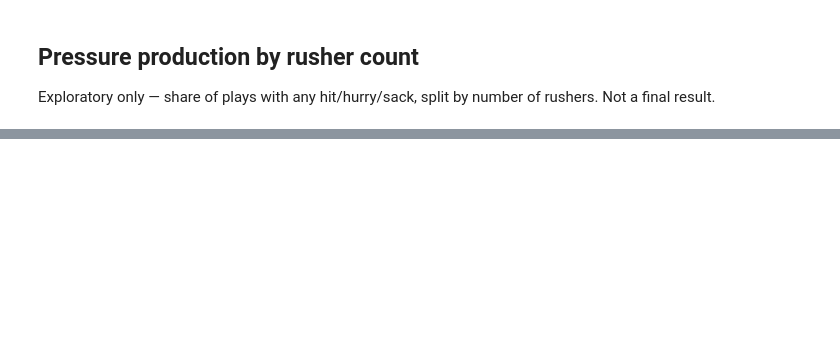
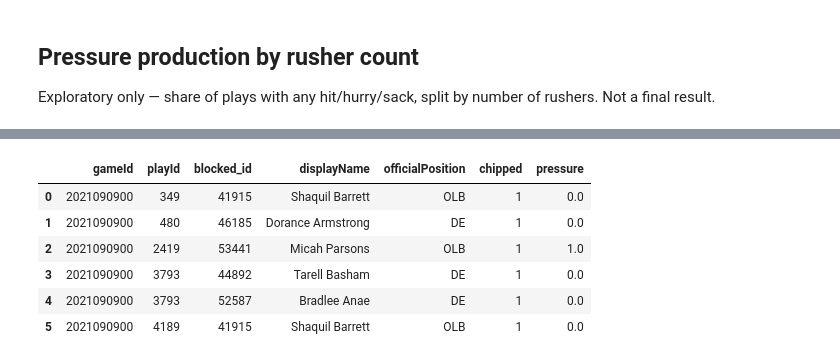
Before and after one commit to isaac-ciravolo/NYUDataBowl, a Jupyter notebook: notebooks/03_pressure_stayorgo.ipynb, the cells around one changed output, grey strips where cells are left out. Saved outputs shown, nothing was run; the diff lists cells and outputs as text; code cells hidden in the pictures; blank space fills up the shorter version.

```diff
--- a/notebooks/03_pressure_stayorgo.ipynb
+++ b/notebooks/03_pressure_stayorgo.ipynb
@@ -87,0 +283,73 @@ print(tbl.to_string())
+# %%
+TRAD = pff['dropBackType'] == 'TRADITIONAL'
+trad = pff[TRAD].copy()
+
+rushers = trad[trad['pff_role'] == 'Pass Rush'][
+    ['gameId','playId','nflId','displayName','officialPosition',
+     'pff_hit','pff_hurry','pff_sack','down','yardsToGo']].copy()
+
+chippers = trad[(trad['pff_role']=='Pass Route') & (trad['pff_blockType']=='CH')
+              & (trad['officialPosition'].isin(TE_RB_POSITIONS))].copy()
+
+# Classify every qualifying chip link by the role of its blocked target.
+# A link is RESOLVED only when the blocked id is a Pass Rush defender on the play.
+chippers['blocked_id'] = chippers['pff_nflIdBlockedPlayer']            # may be NaN
+_role_by_key = pff.set_index(['gameId','playId','nflId'])['pff_role']
+_valid = chippers['blocked_id'].notna()
+_bid = chippers.loc[_valid, 'blocked_id'].astype('int64')
+_tgt_role = pd.Series(
+    _bid.index.map(lambda i: None), index=chippers.index, dtype='object')
+_tgt_role.loc[_valid] = (
+    pd.MultiIndex.from_arrays([chippers.loc[_valid,'gameId'],
+                               chippers.loc[_valid,'playId'], _bid]).map(_role_by_key))
+chippers['target_role'] = _tgt_role
+chippers['resolved'] = (chippers['target_role'] == 'Pass Rush')
+
+# Plays carrying ANY unresolved qualifying chip assignment (missing id OR target
+# not a pass rusher). On these plays an unlinked rusher cannot be confirmed
+# non-chipped, so they are excluded from the primary individual-rusher analysis.
+unresolved_plays = (chippers.loc[~chippers['resolved'], ['gameId','playId']]
+                    .drop_duplicates())
+unresolved_plays_set = set(map(tuple, unresolved_plays.to_numpy()))
+rushers['play_has_unresolved_chip'] = [
+    (g, p) in unresolved_plays_set
+    for g, p in zip(rushers['gameId'], rushers['playId'])]
+
+# dedup RESOLVED links only; mark rushers chipped (<=1 match -> no multiplication)
+chip_links = (chippers.loc[chippers['resolved'], ['gameId','playId']]
+              .assign(blocked_id=chippers.loc[chippers['resolved'],'blocked_id'].astype('int64'))
+              [['gameId','playId','blocked_id']].drop_duplicates())
+rushers = rushers.merge(chip_links, left_on=['gameId','playId','nflId'],
+                       right_on=['gameId','playId','blocked_id'], how='left')
+rushers['chipped'] = rushers['blocked_id'].notna().astype(int)
+
+# pressure classification: any observed 1 -> 1; all three observed 0 -> 0;
+# otherwise (>=1 flag NaN and no observed 1) -> unknown (NaN, excluded from rates)
+flags = ['pff_hit','pff_hurry','pff_sack']
+any1 = (rushers[flags] == 1).any(axis=1)
+all0_observed = (~rushers[flags].isna()).all(axis=1) & ~any1
+rushers['pressure'] = np.nan
+rushers.loc[any1, 'pressure'] = 1
+rushers.loc[all0_observed, 'pressure'] = 0
+
+n_unknown = int(rushers['pressure'].isna().sum())
+n_excluded_rows = int(rushers['play_has_unresolved_chip'].sum())
+n_unresolved_links = int((~chippers['resolved']).sum())
+print('Pass Rush rows (traditional):', len(rushers))
+print('unknown-outcome rusher rows (excluded from rates):', n_unknown)
+print('chipped rusher-play rows (resolved links):', int(rushers['chipped'].sum()))
+print('unresolved qualifying chip links:', n_unresolved_links,
+      '| plays affected:', len(unresolved_plays))
+print('rusher-play rows on unresolved-chip plays '
+      '(excluded from INDIVIDUAL analysis, kept for PLAY-LEVEL):', n_excluded_rows)
+
+# primary individual-rusher frame: drop rows on unresolved-chip plays
+rushers_ind = rushers[~rushers['play_has_unresolved_chip']].copy()
+print('rusher-play rows retained for individual analysis:', len(rushers_ind))
+
+# verified chipper -> rusher examples (resolved links only)
+ex = chip_links.merge(rushers[['gameId','playId','nflId','displayName','officialPosition','chipped','pressure']],
+                  left_on=['gameId','playId','blocked_id'], right_on=['gameId','playId','nflId'],
+                  how='inner')
+ex.head(6)[['gameId','playId','blocked_id','displayName','officialPosition','chipped','pressure']]
+# %% [output]
@@ -87,0 +362,7 @@ print(tbl.to_string())
+|  | gameId | playId | blocked_id | displayName | officialPosition | chipped | pressure |
+| 0 | 2021090900 | 349 | 41915 | Shaquil Barrett | OLB | 1 | 0.0 |
+| 1 | 2021090900 | 480 | 46185 | Dorance Armstrong | DE | 1 | 0.0 |
+| 2 | 2021090900 | 2419 | 53441 | Micah Parsons | OLB | 1 | 1.0 |
+| 3 | 2021090900 | 3793 | 44892 | Tarell Basham | DE | 1 | 0.0 |
+| 4 | 2021090900 | 3793 | 52587 | Bradlee Anae | DE | 1 | 0.0 |
+| 5 | 2021090900 | 4189 | 41915 | Shaquil Barrett | OLB | 1 | 0.0 |
```
Also changed, not shown: parts of 21 cells of this notebook, 3 other files.
